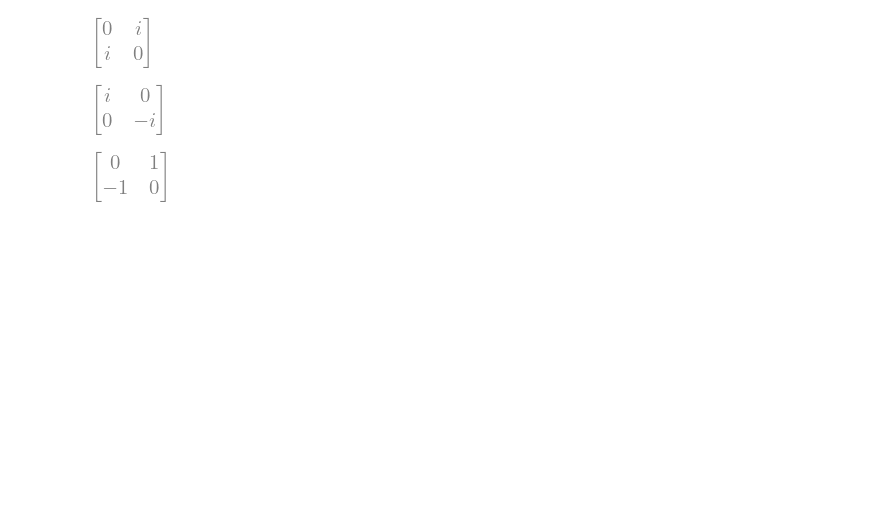
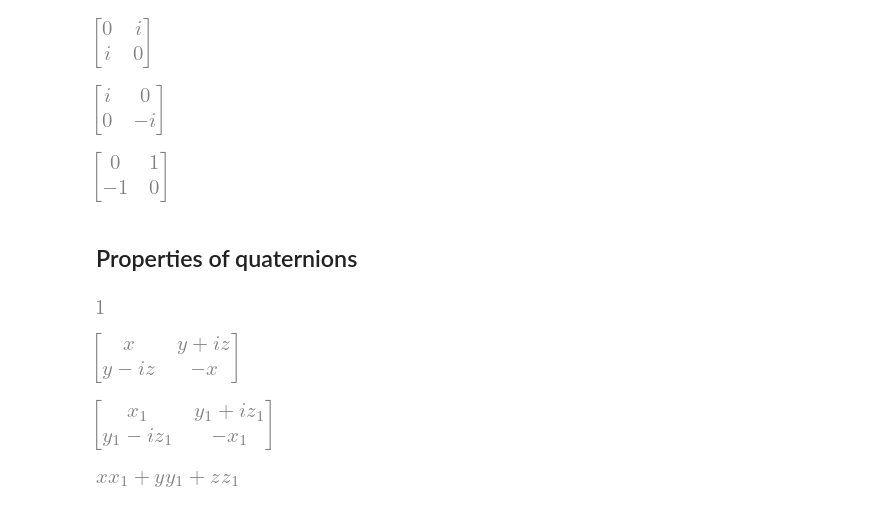
Before and after one commit to dani0805/LieGroupsExamples, a Jupyter notebook: SU2SO3.ipynb, the cells around one changed output. Saved outputs shown, nothing was run; the diff lists cells and outputs as text; code cells hidden in the pictures; blank space fills up the shorter version.

Commit message:
explicit rotations and quaternions

```diff
--- a/SU2SO3.ipynb
+++ b/SU2SO3.ipynb
@@ -7,7 +7,7 @@ from sympy.interactive.printing import init_printing
 init_printing(use_unicode=False, wrap_line=False)
 from sympy.matrices import Matrix, eye, zeros, ones, diag, GramSchmidt
 from sympy import *
-alpha, theta, phi = symbols('𝛼 𝜃 𝜑')
+alpha, theta, phi = symbols('𝛼 𝜃 𝜑', positive=True, real=True)
 R_alpha =  Matrix([[1,0,0], [0, cos(alpha), sin(alpha)], [0, -sin(alpha), cos(alpha)]])
 R_theta =  Matrix([[cos(theta),0, -sin(theta)], [0,1,0], [sin(theta),0,cos(theta)]])
 R_phi = Matrix([[cos(phi),sin(phi),0], [-sin(phi),cos(phi),0], [0,0,1]])
@@ -31,11 +31,16 @@ $\displaystyle \left[\begin{matrix}\cos{\left(𝜃 \right)} \cos{\left(𝜑 \rig
 # %% [markdown]
 ### SU(2) and quaternions
 # %%
-a, b, c, d = symbols('a b c d')
+# a, b, c, d = symbols('a b c d', real=True)
 id = Matrix([[1,0],[0,1]])
 i = Matrix([[I, 0], [0, -I]])
 j = Matrix([[0, 1], [-1, 0]])
 k = Matrix([[0, I], [I, 0]])
+b = sin(alpha/2)
+c = sin(theta/2)
+d = sin(phi/2)
+a = sqrt(1 - b**2 - c**2 - d**2 )
+U = id * a + i * b + j * c + k * d
 # %%
 id
 # %% [output]
@@ -68,3 +73,9 @@ j * k
 k * i
 # %% [output]
 [figure]
+# %% [markdown]
+## Properties of quaternions
+# %%
+det(id * a + i * b + j * c + k * d)
+# %% [output]
+[figure, added]
@@ -70,0 +86,12 @@ k * i
+# %%
+X
+# %% [output]
+[figure, added]
+# %%
+X1
+# %% [output]
+[figure, added]
+# %%
+simplify(trace(X * X1)/2)
+# %% [output]
+[figure, added]
```
Also changed, not shown: parts of 13 cells of this notebook.
